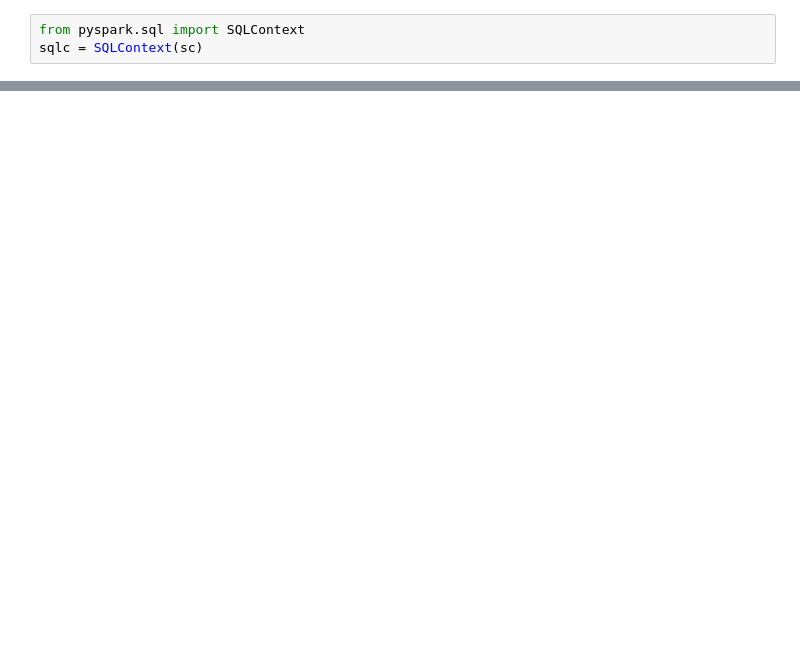
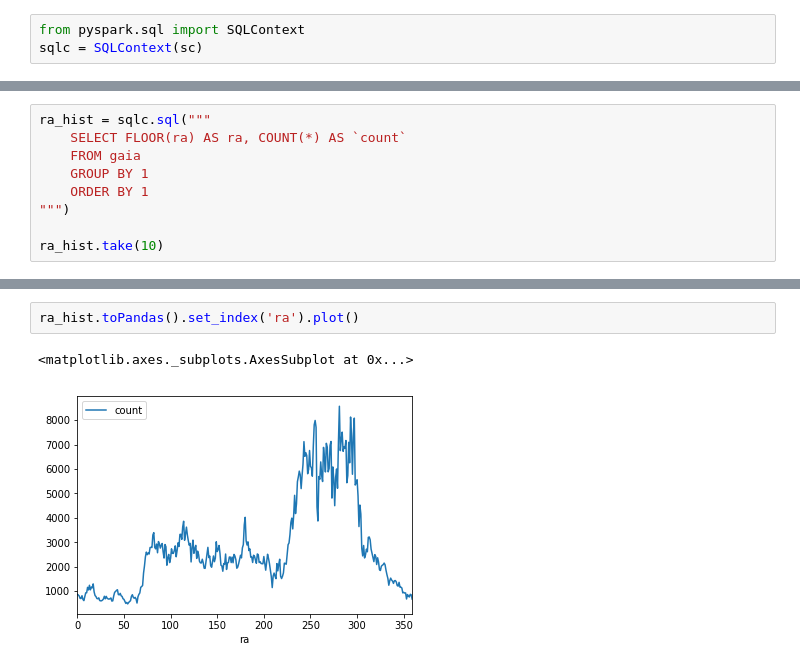
Before and after one commit to Python4AstronomersAndParticlePhysicists/PythonWorkshop-ICE, a Jupyter notebook: notebooks/13_01_Big_Data.ipynb, the cells around one changed output, grey strips where cells are left out. Saved outputs shown, nothing was run; the diff lists cells and outputs as text; blank space fills up the shorter version.

```diff
--- a/notebooks/13_01_Big_Data.ipynb
+++ b/notebooks/13_01_Big_Data.ipynb
@@ -413,0 +635,9 @@ gaia_hpix.head(5)
+# %%
+ra_hist = sqlc.sql("""
+    SELECT FLOOR(ra) AS ra, COUNT(*) AS `count`
+    FROM gaia
+    GROUP BY 1
+    ORDER BY 1
+""")
+
+ra_hist.take(10)
@@ -413,0 +655,5 @@ gaia_hpix.head(5)
+# %%
+ra_hist.toPandas().set_index('ra').plot()
+# %% [output]
+<matplotlib.axes._subplots.AxesSubplot at 0x...>
+[figure, added]
```
Also changed, not shown: parts of 59 cells of this notebook, 1 other file.
